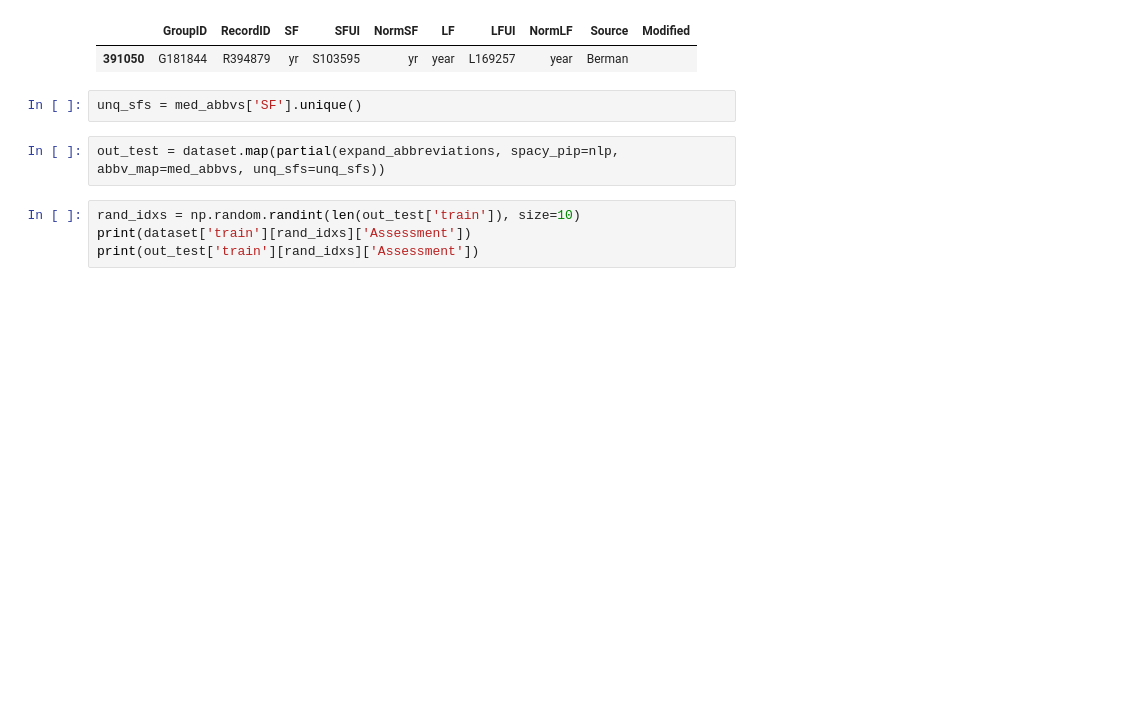
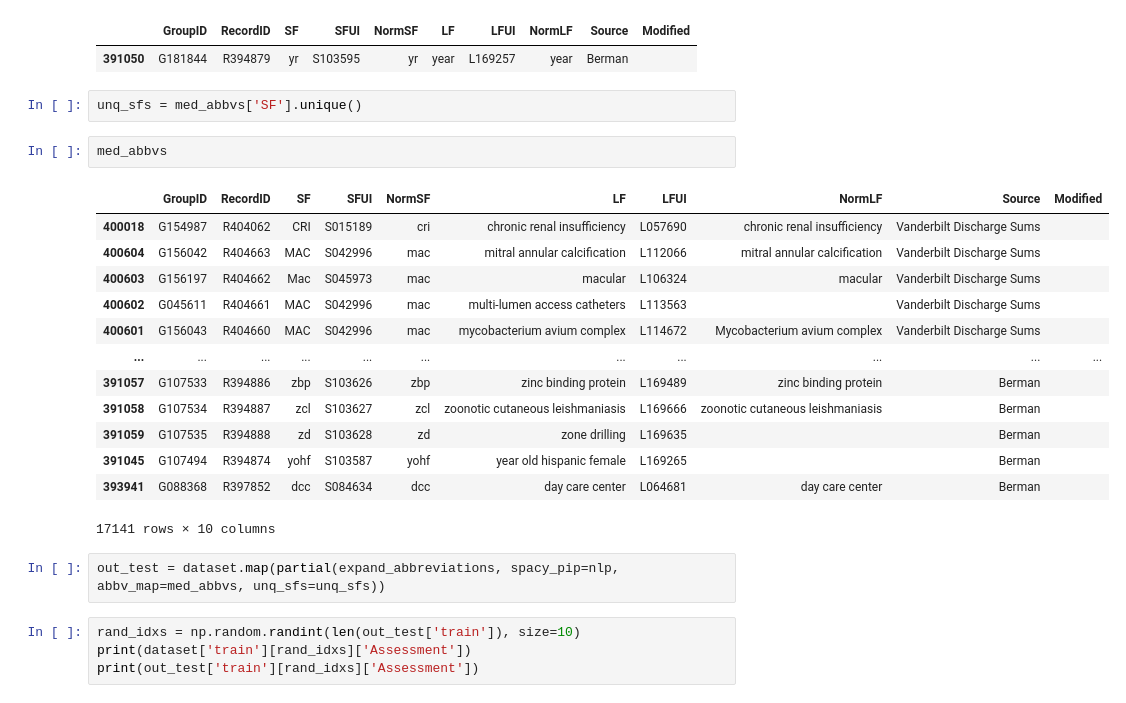
Before and after one commit to dchartash/n2c2_2022, a Jupyter notebook: Abbreviation_Disamb.ipynb, the cells around one changed output. Saved outputs shown, nothing was run; the diff lists cells and outputs as text; blank space fills up the shorter version.

```diff
--- a/Abbreviation_Disamb.ipynb
+++ b/Abbreviation_Disamb.ipynb
@@ -107,6 +115,22 @@ med_abbvs[med_abbvs['SF'] == 'yr']
 | 391050 | G181844 | R394879 | yr | S103595 | yr | year | L169257 | year | Berman |  |
 # %%
 unq_sfs = med_abbvs['SF'].unique()
+# %%
+med_abbvs
+# %% [output]
+|  | GroupID | RecordID | SF | SFUI | NormSF | LF | LFUI | NormLF | Source | Modified |
+| 400018 | G154987 | R404062 | CRI | S015189 | cri | chronic renal insufficiency | L057690 | chronic renal insufficiency | Vanderbilt Discharge Sums |  |
+| 400604 | G156042 | R404663 | MAC | S042996 | mac | mitral annular calcification | L112066 | mitral annular calcification | Vanderbilt Discharge Sums |  |
+| 400603 | G156197 | R404662 | Mac | S045973 | mac | macular | L106324 | macular | Vanderbilt Discharge Sums |  |
+| 400602 | G045611 | R404661 | MAC | S042996 | mac | multi-lumen access catheters | L113563 |  | Vanderbilt Discharge Sums |  |
+| 400601 | G156043 | R404660 | MAC | S042996 | mac | mycobacterium avium complex | L114672 | Mycobacterium avium complex | Vanderbilt Discharge Sums |  |
+| ... | ... | ... | ... | ... | ... | ... | ... | ... | ... | ... |
+| 391057 | G107533 | R394886 | zbp | S103626 | zbp | zinc binding protein | L169489 | zinc binding protein | Berman |  |
+| 391058 | G107534 | R394887 | zcl | S103627 | zcl | zoonotic cutaneous leishmaniasis | L169666 | zoonotic cutaneous leishmaniasis | Berman |  |
+| 391059 | G107535 | R394888 | zd | S103628 | zd | zone drilling | L169635 |  | Berman |  |
+| 391045 | G107494 | R394874 | yohf | S103587 | yohf | year old hispanic female | L169265 |  | Berman |  |
+| 393941 | G088368 | R397852 | dcc | S084634 | dcc | day care center | L064681 | day care center | Berman |  |
+17141 rows × 10 columns
 # %%
 out_test = dataset.map(partial(expand_abbreviations, spacy_pip=nlp, abbv_map=med_abbvs, unq_sfs=unq_sfs))
 # %%
```
Also changed, not shown: parts of 5 cells of this notebook, 11 other files.
